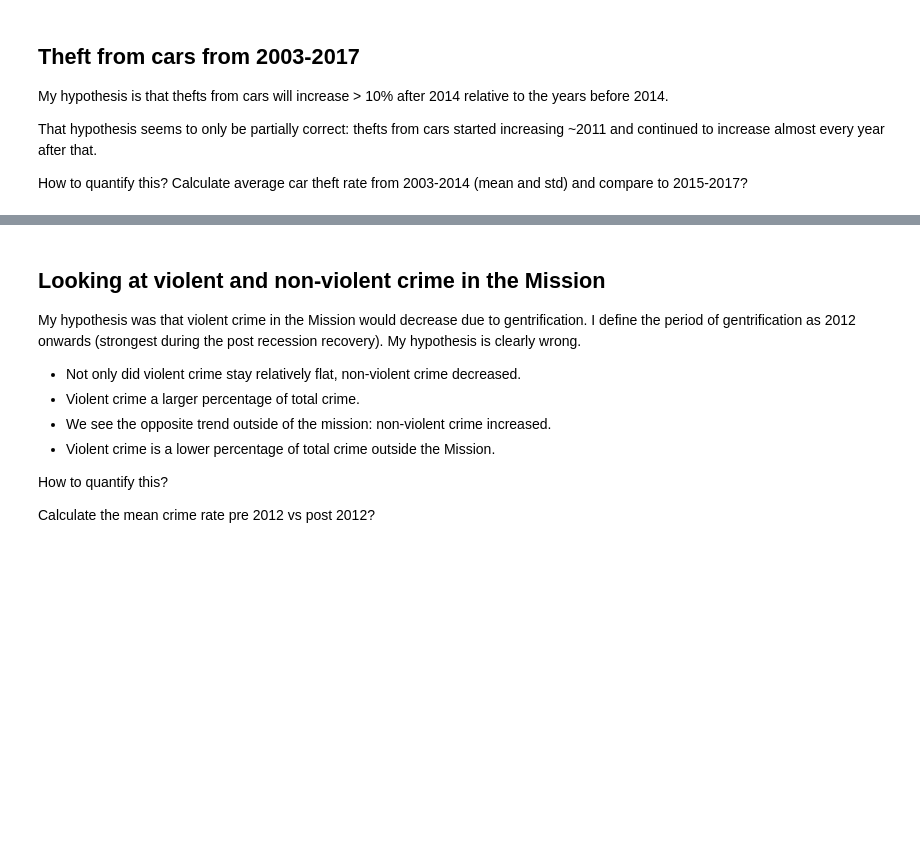
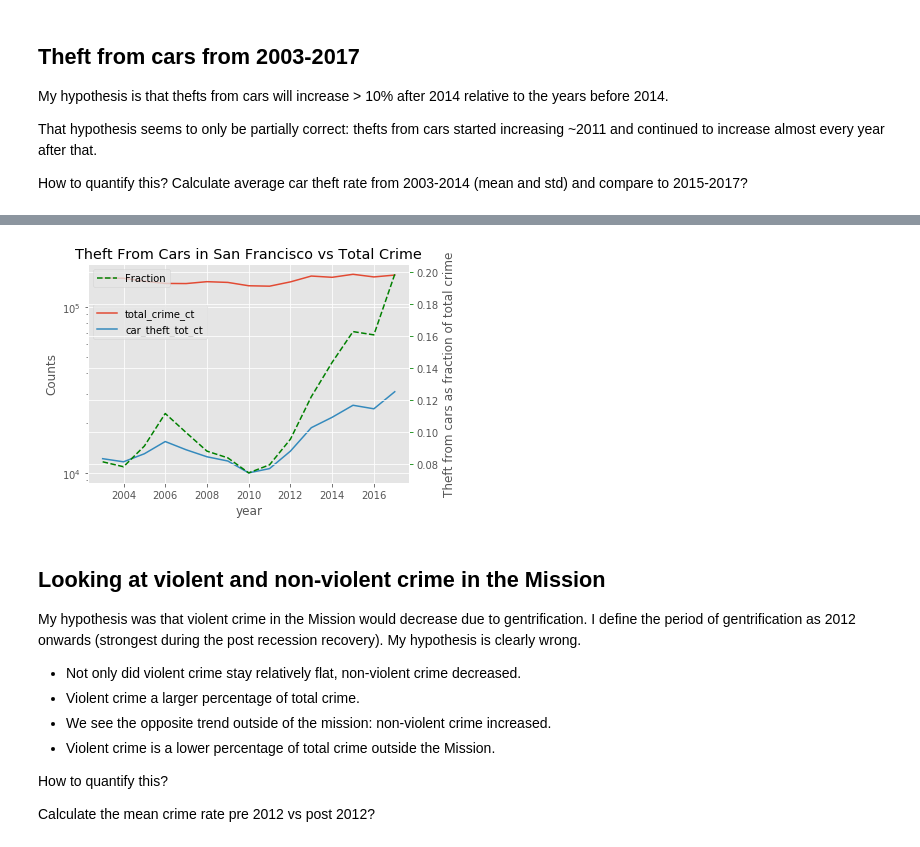
Before and after one commit to mkpetterson/sfcrime, a Jupyter notebook: crime_analysis.ipynb, the cells around one changed output, grey strips where cells are left out. Saved outputs shown, nothing was run; the diff lists cells and outputs as text; code cells hidden in the pictures; blank space fills up the shorter version.

```diff
--- a/crime_analysis.ipynb
+++ b/crime_analysis.ipynb
@@ -54,3 +120,11 @@ helper.plotter(auto_crime, 'year', ['car_theft_fraction', 'diff'], title=title)
+# %%
+# Plot total crime, total thefts, and fraction all on one plot
+helper.plotter_onegraph(auto_crime, 'year', ['total_crime_ct','car_theft_tot_ct'],
+                                            'car_theft_fraction')
+plt.title('Theft From Cars in San Francisco vs Total Crime')
+plt.savefig('car_theft_log.png', dpi=350)
+# %% [output]
+[figure, added]
 # %% [markdown]
 ## Looking at violent and non-violent crime in the Mission
 
```
Also changed, not shown: parts of 17 cells of this notebook, 5 other files.
